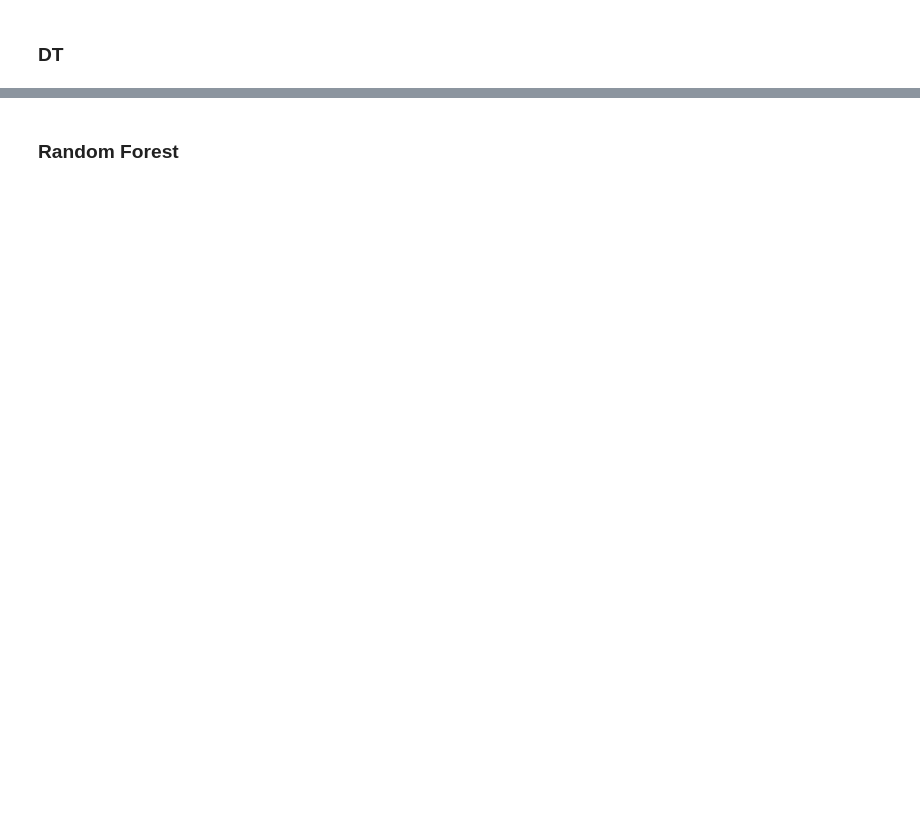
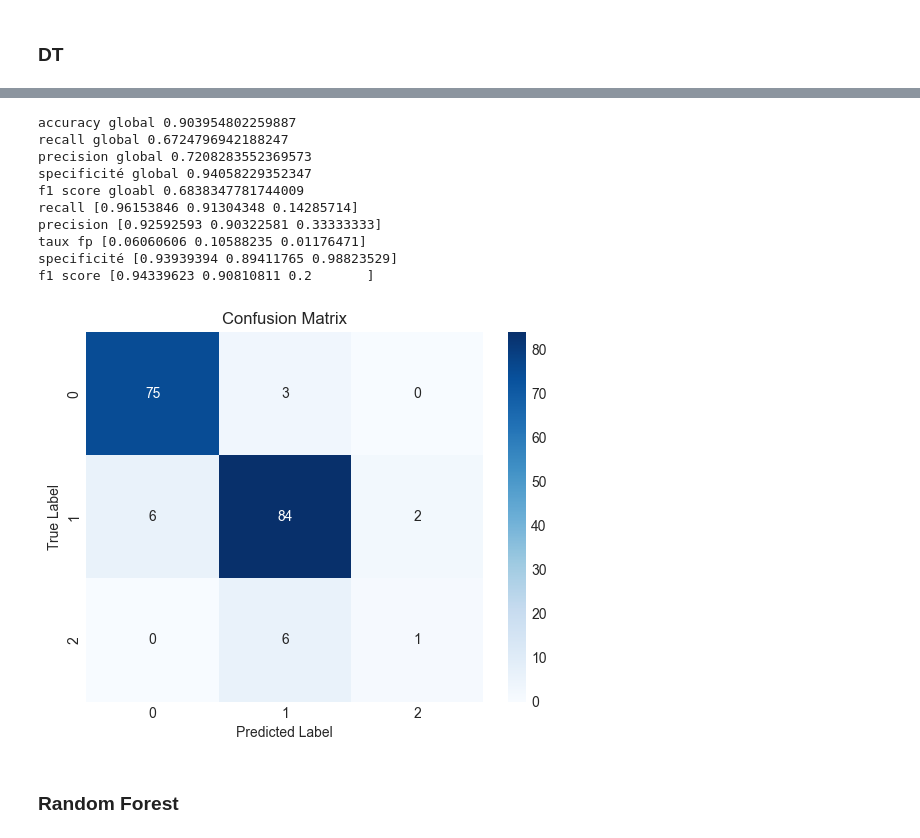
Before and after one commit to manel15279/DataMining-Project, a Jupyter notebook: Projet_P2.ipynb, the cells around one changed output, grey strips where cells are left out. Drawn from its saved outputs; the diff is of its cells as text; code cells hidden in the pictures; blank space fills up the shorter version.

```diff
--- a/Projet_P2.ipynb
+++ b/Projet_P2.ipynb
@@ -413,3 +580,17 @@ weighted avg       0.86      0.88      0.87       177
+# %%
+classification_metrics(Y_test, y_pred)
+# %% [output]
+accuracy global 0.903954802259887
+recall global 0.6724796942188247
+precision global 0.7208283552369573
+specificité global 0.94058229352347
+f1 score gloabl 0.6838347781744009
+recall [0.96153846 0.91304348 0.14285714]
+precision [0.92592593 0.90322581 0.33333333]
+taux fp [0.06060606 0.10588235 0.01176471]
+specificité [0.93939394 0.89411765 0.98823529]
+f1 score [0.94339623 0.90810811 0.2       ]
+[figure, added]
 # %% [markdown]
 ### Random Forest
 # %%
```
Also changed, not shown: parts of 31 cells of this notebook, 9 other files.
